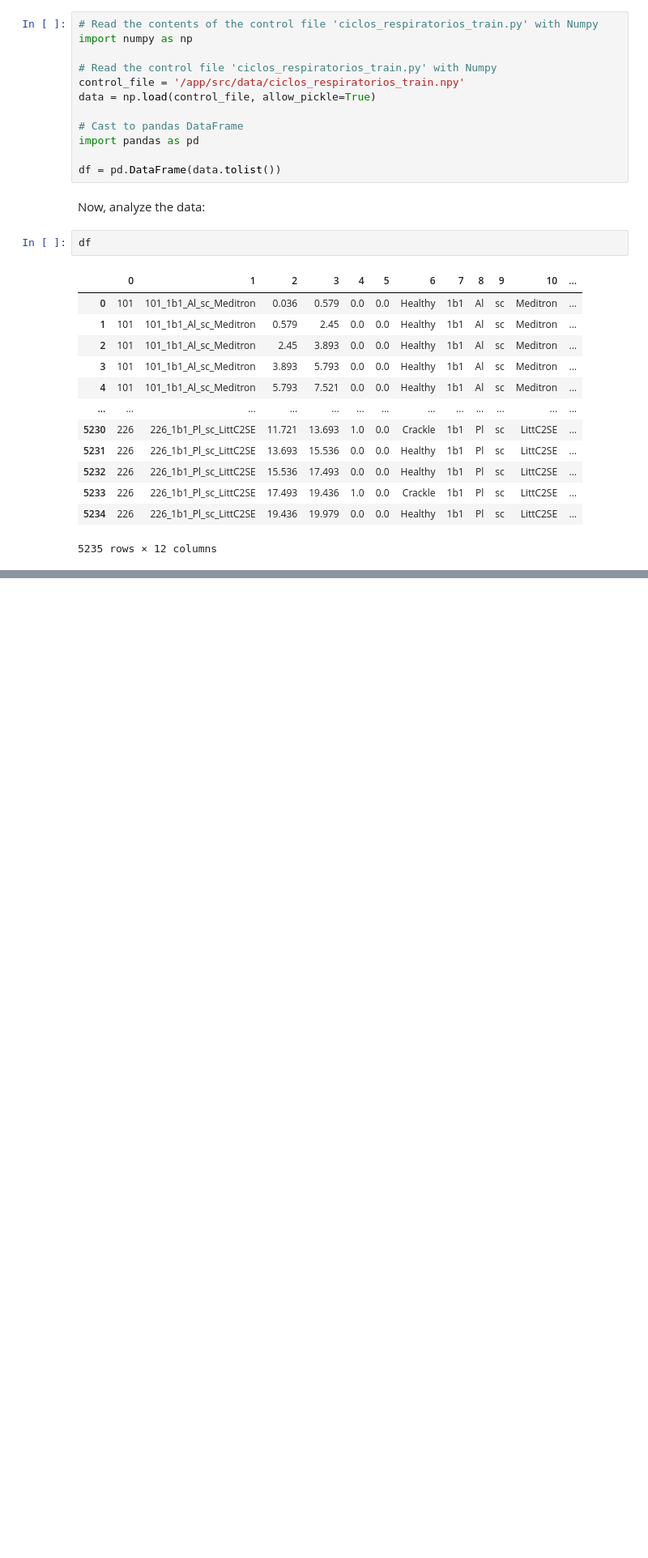
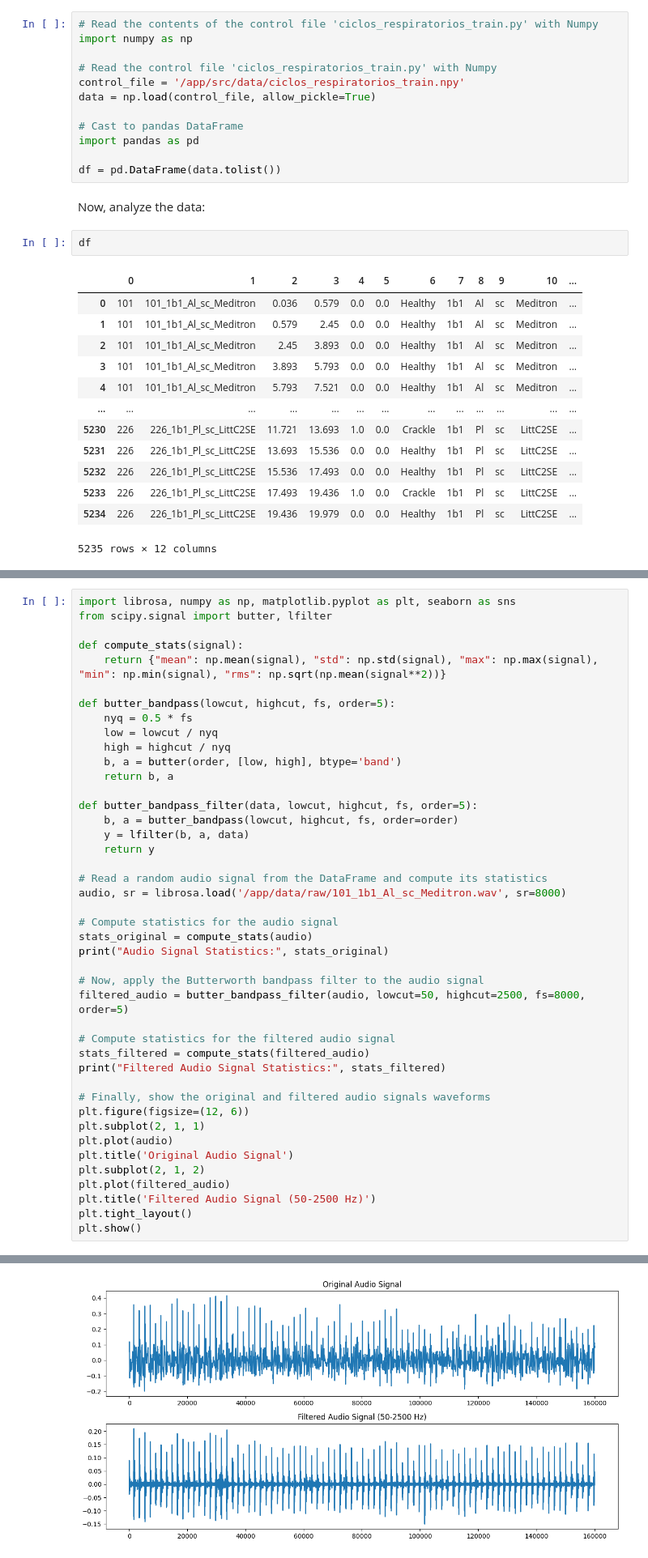
Before and after one commit to JGaldeano12/respiratory-disease-detection-audio-dl, a Jupyter notebook: src/notebooks/Testing.ipynb, the cells around one changed output, grey strips where cells are left out. Shown at 81% size. Drawn from its saved outputs; the diff is of its cells as text; blank space fills up the shorter version.

```diff
--- a/src/notebooks/Testing.ipynb
+++ b/src/notebooks/Testing.ipynb
@@ -32,0 +36,44 @@ df
+# %%
+import librosa, numpy as np, matplotlib.pyplot as plt, seaborn as sns
+from scipy.signal import butter, lfilter
+
+def compute_stats(signal):
+    return {"mean": np.mean(signal), "std": np.std(signal), "max": np.max(signal), "min": np.min(signal), "rms": np.sqrt(np.mean(signal**2))}
+
+def butter_bandpass(lowcut, highcut, fs, order=5):
+    nyq = 0.5 * fs
+    low = lowcut / nyq
+    high = highcut / nyq
+    b, a = butter(order, [low, high], btype='band')
+    return b, a
+
+def butter_bandpass_filter(data, lowcut, highcut, fs, order=5):
+    b, a = butter_bandpass(lowcut, highcut, fs, order=order)
+    y = lfilter(b, a, data)
+    return y
+
+# Read a random audio signal from the DataFrame and compute its statistics
+audio, sr = librosa.load('/app/data/raw/101_1b1_Al_sc_Meditron.wav', sr=8000)
+
+# Compute statistics for the audio signal
+stats_original = compute_stats(audio)
+print("Audio Signal Statistics:", stats_original)
+
+# Now, apply the Butterworth bandpass filter to the audio signal
+filtered_audio = butter_bandpass_filter(audio, lowcut=50, highcut=2500, fs=8000, order=5)
+
+# Compute statistics for the filtered audio signal
+stats_filtered = compute_stats(filtered_audio)
+print("Filtered Audio Signal Statistics:", stats_filtered)
+
+# Finally, show the original and filtered audio signals waveforms
+plt.figure(figsize=(12, 6))
+plt.subplot(2, 1, 1)
+plt.plot(audio)
+plt.title('Original Audio Signal')
+plt.subplot(2, 1, 2)
+plt.plot(filtered_audio)
+plt.title('Filtered Audio Signal (50-2500 Hz)')
+plt.tight_layout()
+plt.show()
+# %% [output]
@@ -32,0 +82 @@ df
+[figure, added]
```
Also changed, not shown: parts of 7 cells of this notebook, 17 other files.
